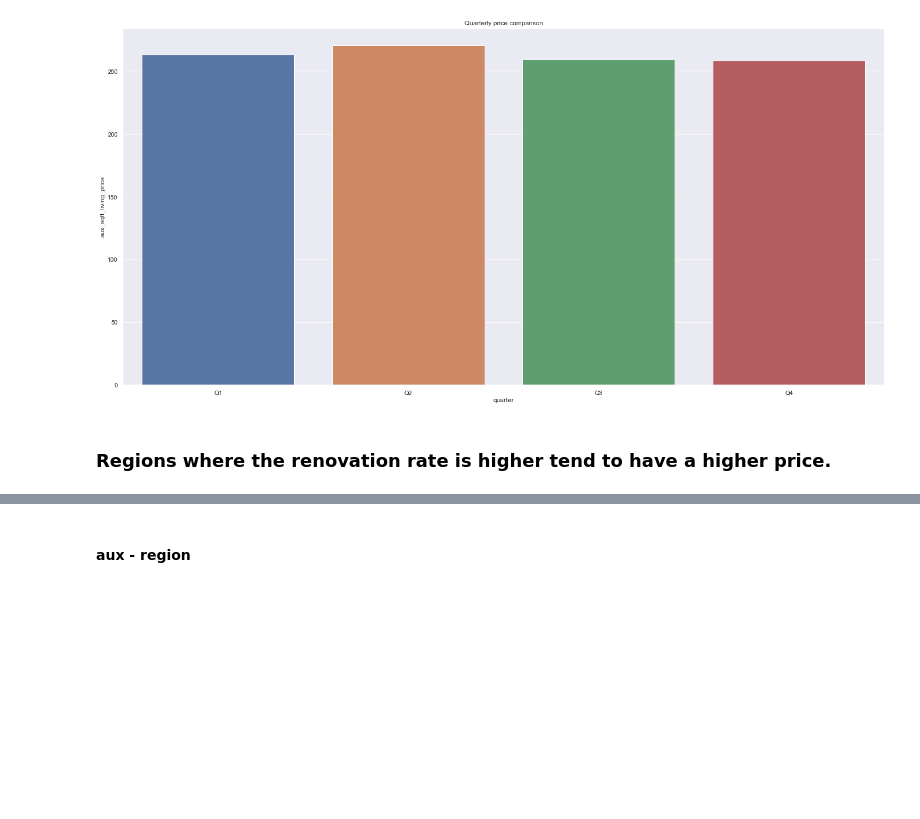
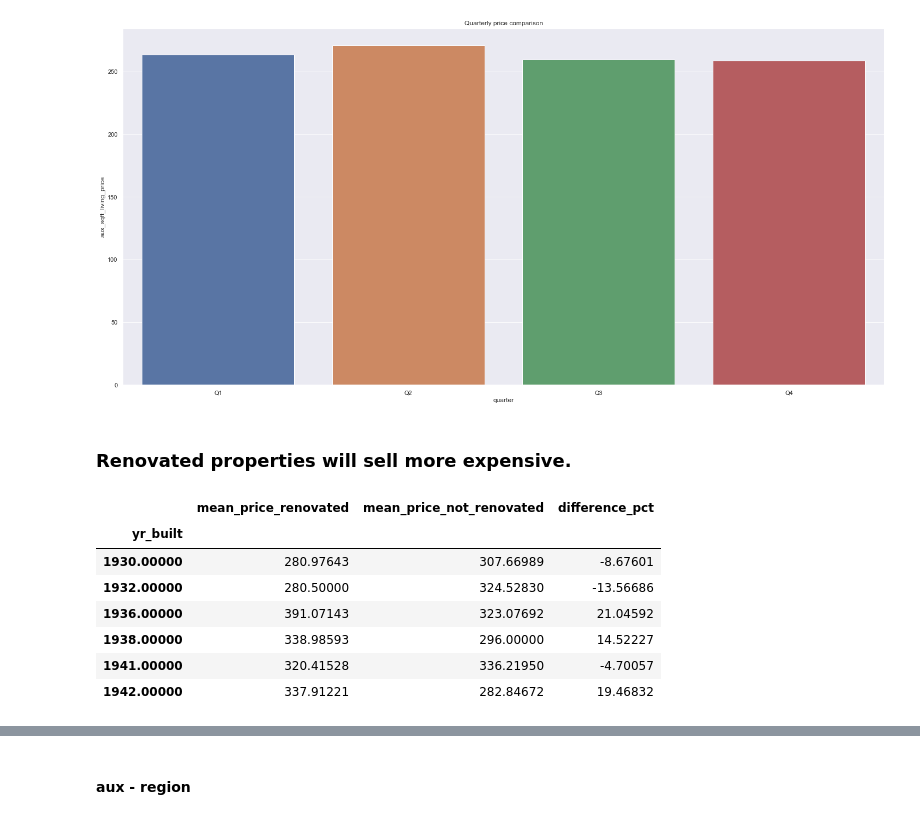
Before and after one commit to fusaa/house-dashboard, a Jupyter notebook: 0 - king county.ipynb, the cells around one changed output, grey strips where cells are left out. Drawn from its saved outputs; the diff is of its cells as text; code cells hidden in the pictures; blank space fills up the shorter version.

```diff
--- a/0 - king county.ipynb
+++ b/0 - king county.ipynb
@@ -496,5 +496,43 @@ plt.title('Quarterly price comparison');
 2      Q3              259.72305
 3      Q4              258.62888
 [figure]
-# %% [markdown]
-### Regions where the renovation rate is higher tend to have a higher price.
+# %% [markdown]
+###  Renovated properties will sell more expensive.
+# %%
+# BUILDING A TABLE FOR COMPARISON YEAR RENOVATED(minumum 30 y renovated) AND YEAR OF CONNSTRUCTION
+
+data.yr_renovated.unique()
+
+# # Group by year renovated, get only renovations last 30y
+data_yc = data[data['yr_renovated'] >= data.yr_renovated.max() - 30 ]
+
+yr_renovated_comparison = data_yc[['yr_built', 'yr_renovated', 'aux_sqft_living_price']].groupby('yr_renovated').median().reset_index()  # (1) group by year renovated, so after we change index to year built
+yr_renovated_comparison.rename(columns = {'aux_sqft_living_price':'mean_price_renovated','yr_renovated':'yr_renovated'},inplace = True)
+yr_renovated_comparison.set_index(['yr_built'], inplace = True)  # now there´re repeated indexes, since we 1st grouped by year of renovation
+# yr_renovated_comparison.drop(data.index[1977], inplace = True)
+yr_renovated_comparison.sort_values(by='yr_built', ascending = 'Ascending', inplace = True)  # Checking
+yr_renovated_comparison.reset_index(inplace = True)
+yr_renovated_comparison = yr_renovated_comparison[['yr_built', 'yr_renovated', 'mean_price_renovated']].groupby('yr_built').mean()  # now getting the MEAN, since it is all median values from the previous groupby (1)
+yr_renovated_comparison
+
+# # No renovation
+d_aux = data[data['yr_renovated'] == 0]  # Only non renovated
+yr_not_renovated_comparison = d_aux[['yr_renovated', 'yr_built', 'aux_sqft_living_price']].groupby('yr_built').median().reset_index()
+yr_not_renovated_comparison.rename(columns = {'aux_sqft_living_price':'mean_price_not_renovated','yr_built':'yr_built'}, inplace = True)
+yr_not_renovated_comparison.set_index(['yr_built'], inplace = True)
+yr_not_renovated_comparison
+
+# # # Renovated
+yr_renovated_comparison = yr_renovated_comparison.merge(yr_not_renovated_comparison , how = 'inner', left_on='yr_built', right_on='yr_built')  # inner so years with no properties renovated get dumped
+yr_renovated_comparison['difference_pct'] = ((yr_renovated_comparison['mean_price_renovated'] / yr_renovated_comparison['mean_price_not_renovated'])  -1) *100
+yr_renovated_comparison.drop(columns = ['yr_renovated_x','yr_renovated_y'], inplace = True)
+yr_renovated_comparison.head(6)
+# %% [output]
+|  | mean_price_renovated | mean_price_not_renovated | difference_pct |
+| yr_built |  |  |  |
+| 1930.00000 | 280.97643 | 307.66989 | -8.67601 |
+| 1932.00000 | 280.50000 | 324.52830 | -13.56686 |
+| 1936.00000 | 391.07143 | 323.07692 | 21.04592 |
+| 1938.00000 | 338.98593 | 296.00000 | 14.52227 |
+| 1941.00000 | 320.41528 | 336.21950 | -4.70057 |
+| 1942.00000 | 337.91221 | 282.84672 | 19.46832 |
```
Also changed, not shown: parts of 14 cells of this notebook.
